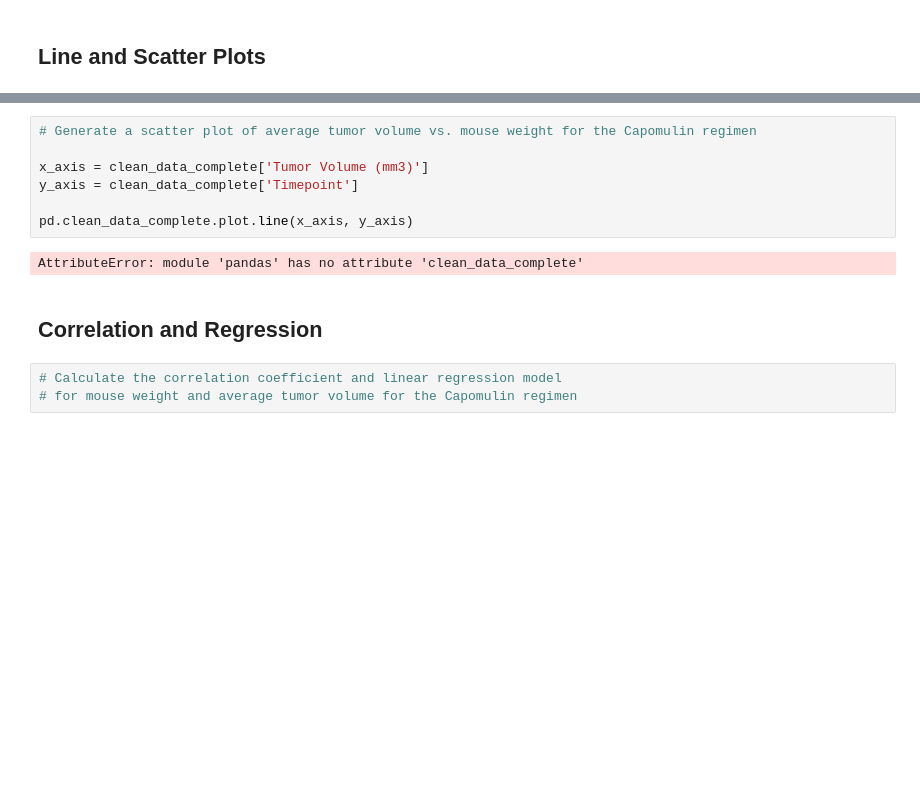
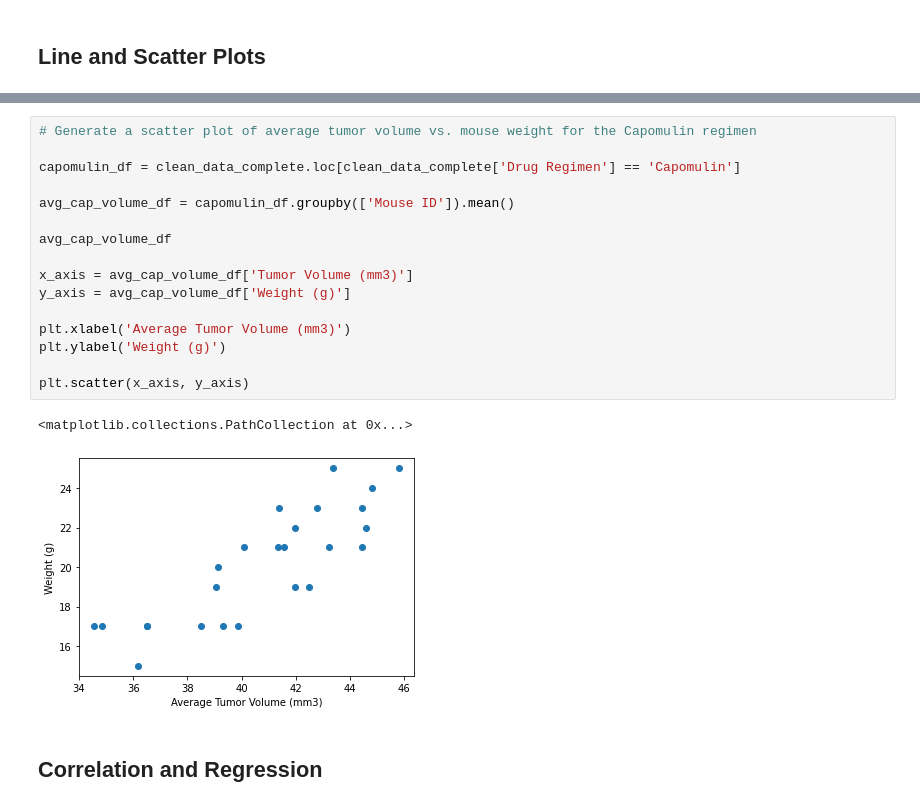
Before and after one commit to nhpatel1994/HW5-matplotlib, a Jupyter notebook: Pymaceuticals/pymaceuticals_Patel_N.ipynb, the cells around one changed output, grey strips where cells are left out. Drawn from its saved outputs; the diff is of its cells as text; blank space fills up the shorter version.

```diff
--- a/Pymaceuticals/pymaceuticals_Patel_N.ipynb
+++ b/Pymaceuticals/pymaceuticals_Patel_N.ipynb
@@ -216,14 +274,21 @@ AttributeError: module 'pandas' has no attribute 'clean_data_complete'
 # %%
 # Generate a scatter plot of average tumor volume vs. mouse weight for the Capomulin regimen
 
-x_axis = clean_data_complete['Tumor Volume (mm3)']
-y_axis = clean_data_complete['Timepoint']
+capomulin_df = clean_data_complete.loc[clean_data_complete['Drug Regimen'] == 'Capomulin']
 
-pd.clean_data_complete.plot.line(x_axis, y_axis)
+avg_cap_volume_df = capomulin_df.groupby(['Mouse ID']).mean()
+
+avg_cap_volume_df
+
+x_axis = avg_cap_volume_df['Tumor Volume (mm3)']
+y_axis = avg_cap_volume_df['Weight (g)']
+
+plt.xlabel('Average Tumor Volume (mm3)')
+plt.ylabel('Weight (g)')
+
+plt.scatter(x_axis, y_axis)
 # %% [output]
-AttributeError: module 'pandas' has no attribute 'clean_data_complete'
+<matplotlib.collections.PathCollection at 0x...>
+[figure, added]
 # %% [markdown]
 ## Correlation and Regression
-# %%
-# Calculate the correlation coefficient and linear regression model
-# for mouse weight and average tumor volume for the Capomulin regimen
```
Also changed, not shown: parts of 9 cells of this notebook, 1 other file.
